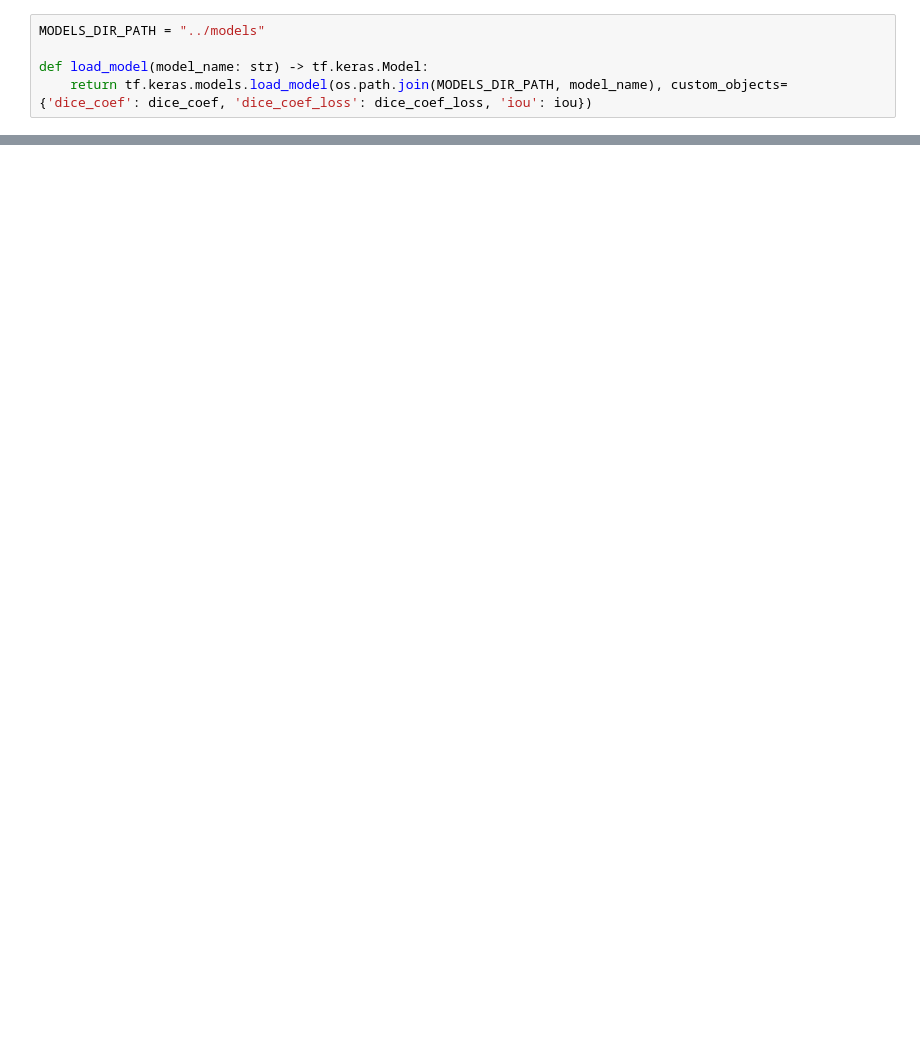
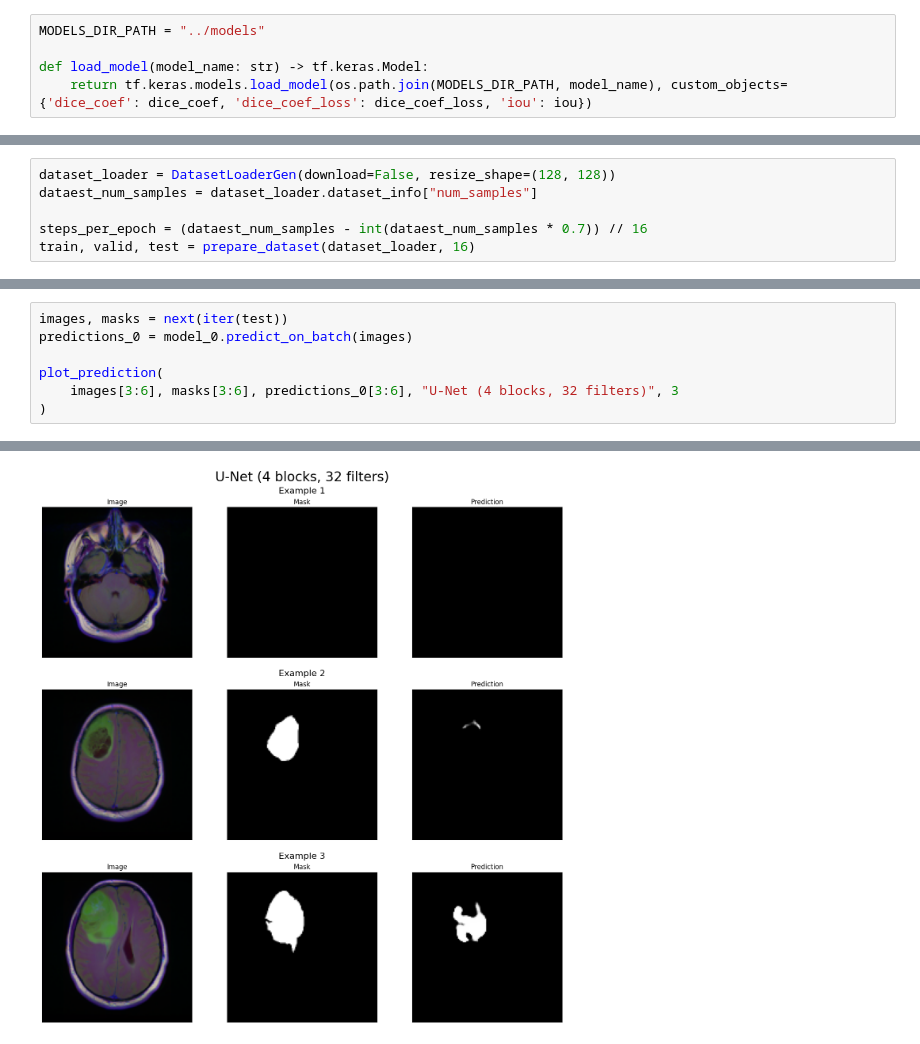
Before and after one commit to Piotr45/brain-mri-segmentation, a Jupyter notebook: brain/brain.ipynb, the cells around one changed output, grey strips where cells are left out. Drawn from its saved outputs; the diff is of its cells as text; blank space fills up the shorter version.

```diff
--- a/brain/brain.ipynb
+++ b/brain/brain.ipynb
@@ -92,0 +103,6 @@ print(model_0)
+# %%
+dataset_loader = DatasetLoaderGen(download=False, resize_shape=(128, 128))
+dataest_num_samples = dataset_loader.dataset_info["num_samples"]
+
+steps_per_epoch = (dataest_num_samples - int(dataest_num_samples * 0.7)) // 16
+train, valid, test = prepare_dataset(dataset_loader, 16)
@@ -92,0 +137,8 @@ print(model_0)
+# %%
+images, masks = next(iter(test))
+predictions_0 = model_0.predict_on_batch(images)
+
+plot_prediction(
+    images[3:6], masks[3:6], predictions_0[3:6], "U-Net (4 blocks, 32 filters)", 3
+)
+# %% [output]
@@ -92,0 +147 @@ print(model_0)
+[figure, added]
```
Also changed, not shown: parts of 14 cells of this notebook, 1 other file.
